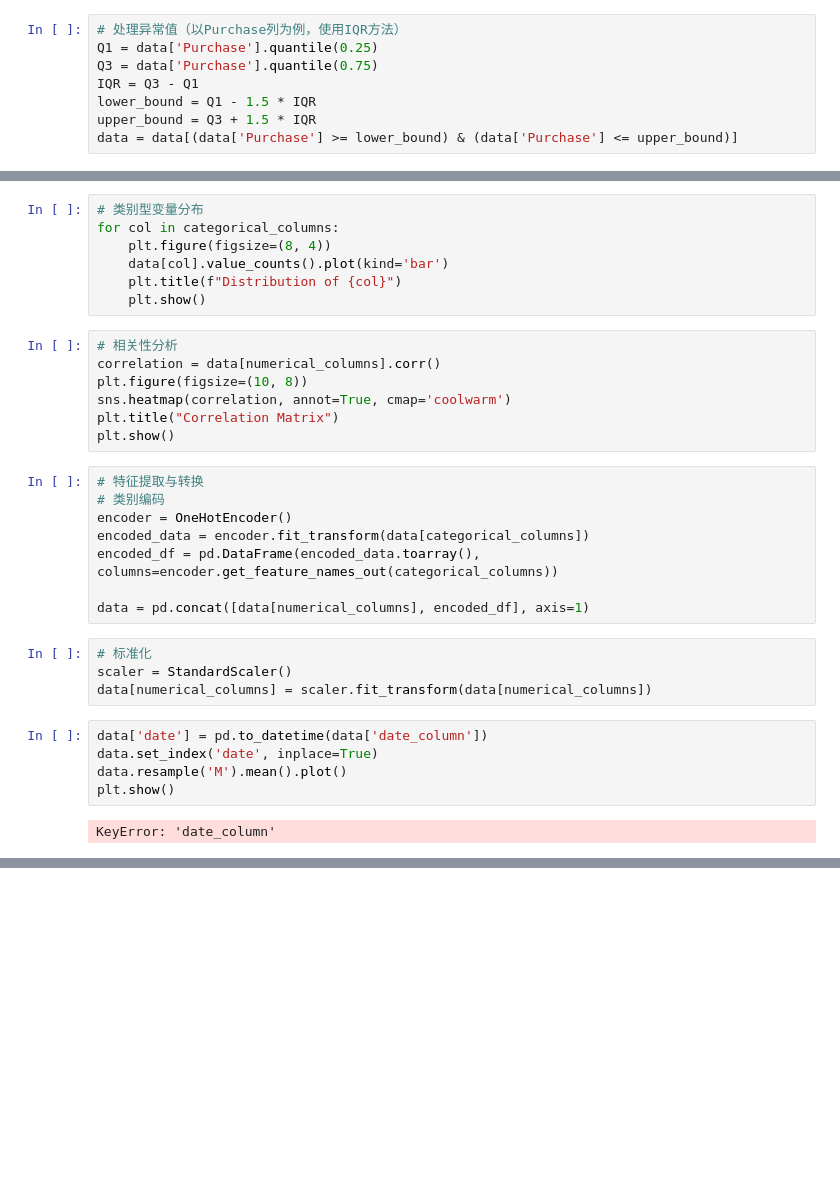
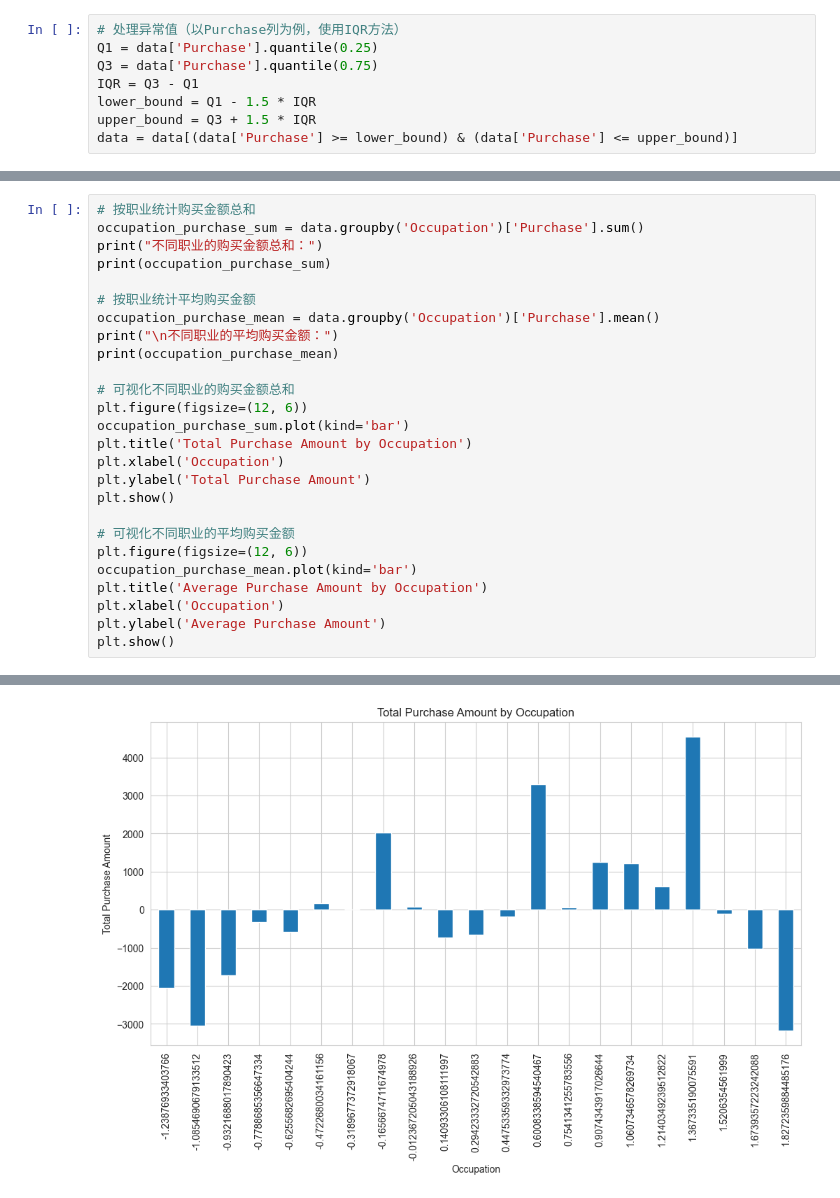
Before and after one commit to H4O3/DataAnalysis_study, a Jupyter notebook: Test3/数据特征分析.ipynb, the cells around one changed output, grey strips where cells are left out. Cells and saved outputs as stored; diff of their text form; blank space fills up the shorter version.

```diff
--- a/Test3/数据特征分析.ipynb
+++ b/Test3/数据特征分析.ipynb
@@ -330,33 +125,27 @@ for col in numerical_columns:
-# %%
-# 类别型变量分布
-for col in categorical_columns:
-    plt.figure(figsize=(8, 4))
-    data[col].value_counts().plot(kind='bar')
-    plt.title(f"Distribution of {col}")
-    plt.show()
-# %%
-# 相关性分析
-correlation = data[numerical_columns].corr()
-plt.figure(figsize=(10, 8))
-sns.heatmap(correlation, annot=True, cmap='coolwarm')
-plt.title("Correlation Matrix")
-plt.show()
-# %%
-# 特征提取与转换
-# 类别编码
-encoder = OneHotEncoder()
-encoded_data = encoder.fit_transform(data[categorical_columns])
-encoded_df = pd.DataFrame(encoded_data.toarray(), columns=encoder.get_feature_names_out(categorical_columns))
-
-data = pd.concat([data[numerical_columns], encoded_df], axis=1)
-# %%
-# 标准化
-scaler = StandardScaler()
-data[numerical_columns] = scaler.fit_transform(data[numerical_columns])
-# %%
-data['date'] = pd.to_datetime(data['date_column'])
-data.set_index('date', inplace=True)
-data.resample('M').mean().plot()
-plt.show()
-# %% [output]
-KeyError: 'date_column'
+# %%
+# 按职业统计购买金额总和
+occupation_purchase_sum = data.groupby('Occupation')['Purchase'].sum()
+print("不同职业的购买金额总和：")
+print(occupation_purchase_sum)
+
+# 按职业统计平均购买金额
+occupation_purchase_mean = data.groupby('Occupation')['Purchase'].mean()
+print("\n不同职业的平均购买金额：")
+print(occupation_purchase_mean)
+
+# 可视化不同职业的购买金额总和
+plt.figure(figsize=(12, 6))
+occupation_purchase_sum.plot(kind='bar')
+plt.title('Total Purchase Amount by Occupation')
+plt.xlabel('Occupation')
+plt.ylabel('Total Purchase Amount')
+plt.show()
+
+# 可视化不同职业的平均购买金额
+plt.figure(figsize=(12, 6))
+occupation_purchase_mean.plot(kind='bar')
+plt.title('Average Purchase Amount by Occupation')
+plt.xlabel('Occupation')
+plt.ylabel('Average Purchase Amount')
+plt.show()
+# %% [output]
@@ -362,0 +169 @@ KeyError: 'date_column'
+[figure, added]
```
Also changed, not shown: parts of 29 cells of this notebook.
